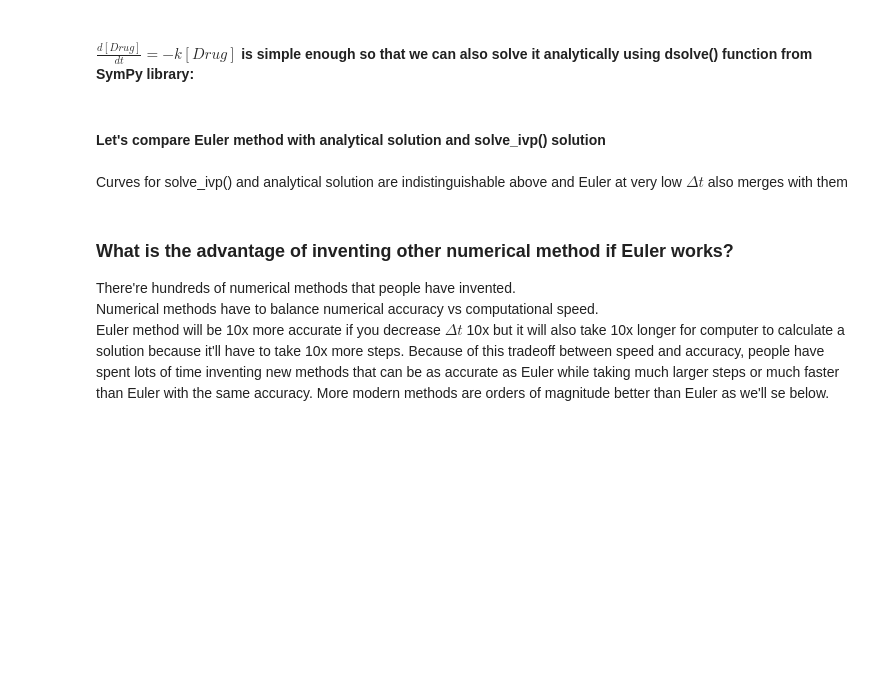
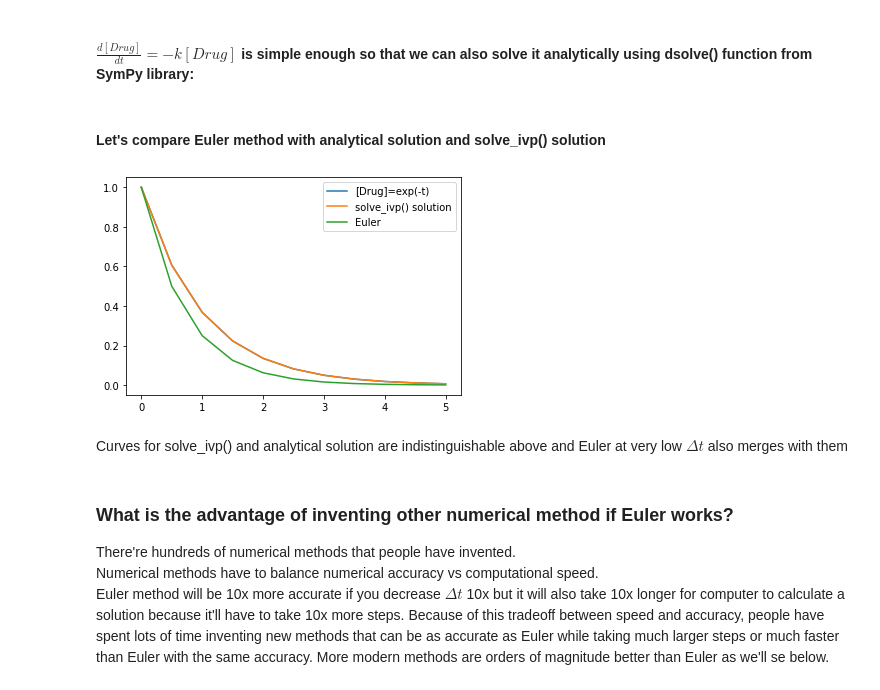
Before and after one commit to IB120-201-CCB210/Spring2022, a Jupyter notebook: titov_jupyter_notebooks/Lecture_3_DiffEq_NumericalMethods.ipynb, the cells around one changed output. Drawn from its saved outputs; the diff is of its cells as text; code cells hidden in the pictures; blank space fills up the shorter version.

```diff
--- a/titov_jupyter_notebooks/Lecture_3_DiffEq_NumericalMethods.ipynb
+++ b/titov_jupyter_notebooks/Lecture_3_DiffEq_NumericalMethods.ipynb
@@ -94,24 +94,27 @@ sym.dsolve(sym.diff(Drug(t), t) + k * Drug(t), Drug(t), ics={Drug(0): Drug_0})
 # %%
 dt = 0.5
 k = 1
 
 Drug = np.array([1,])
 time = np.array([0,])
 for t in range(1, round(5/dt)+1):
     Drug = np.append(Drug, Drug[t - 1] - dt * k * Drug[t - 1])
     time = np.append(time, time[t - 1] + dt)
 
+Drug_0 = [1]
 tspan = [0, 5]
 
 def fun(t, y):
     dDrug_dt = -k * y
     return dDrug_dt
 
 soln = solve_ivp(fun, tspan, Drug_0, t_eval=np.linspace(0, 5, round(5/dt)+1))
 plt.plot(time, np.exp(-k*time), label='[Drug]=exp(-t)')
 plt.plot(soln.t, soln.y[0], label="solve_ivp() solution")
 plt.plot(time, Drug, label='Euler')
 plt.legend();
+# %% [output]
+[figure, added]
 # %% [markdown]
 Curves for solve_ivp() and analytical solution are indistinguishable above and Euler at very low $\Delta t$ also merges with them
 # %% [markdown]
```
